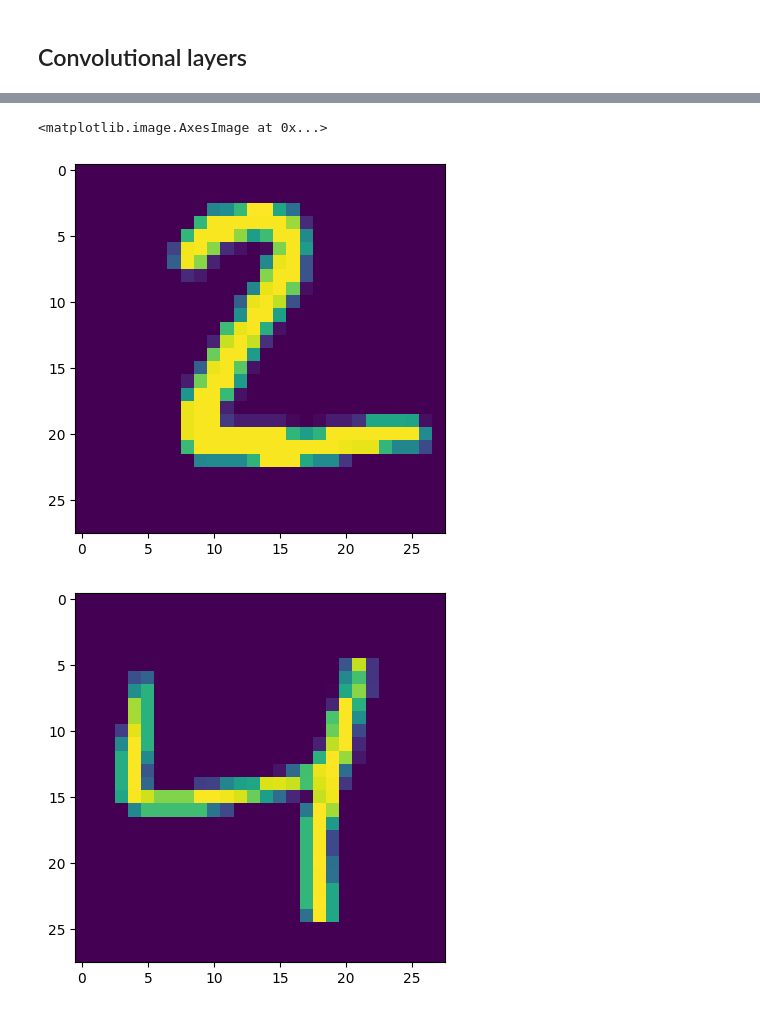
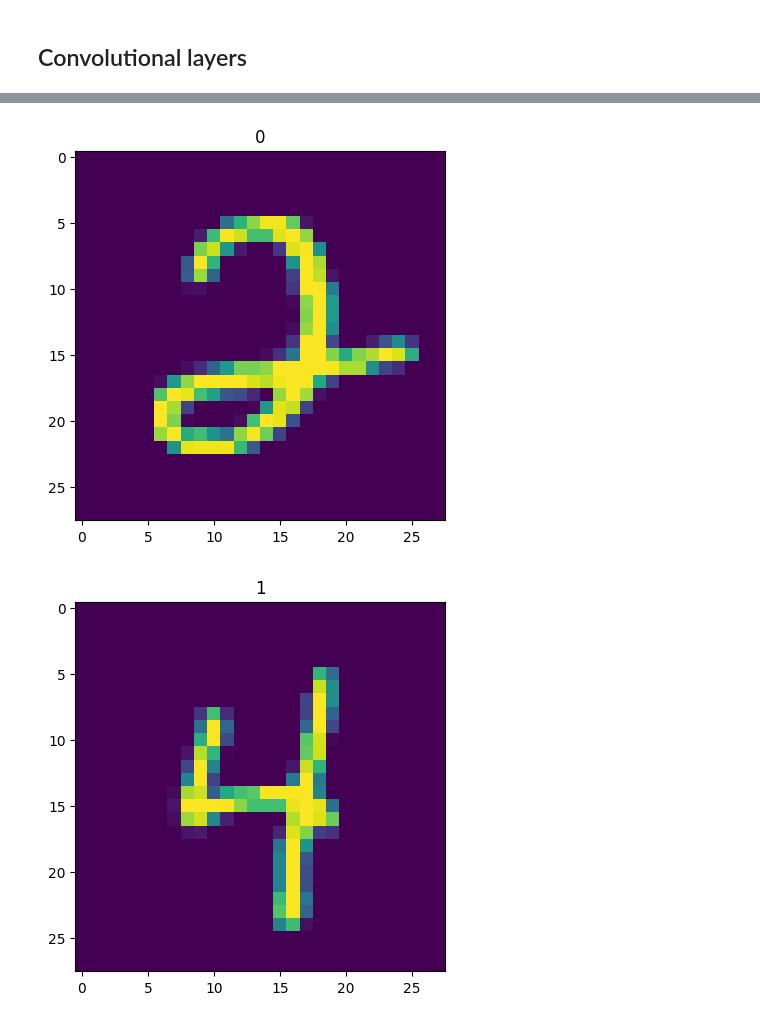
Before and after one commit to girofex/Machine-Learning-Algorithms, a Jupyter notebook: Lab6_NN.ipynb, the cells around one changed output, grey strips where cells are left out. Cells and saved outputs as stored; diff of their text form; code cells hidden in the pictures.

```diff
--- a/Lab6_NN.ipynb
+++ b/Lab6_NN.ipynb
@@ -503,13 +510,14 @@ Test accuracy: 99.30%
 # %%
 fig, ax = plt.subplots()
-ax.imshow(Xts[0].reshape(28, 28))
+ax.imshow(Xtr[3].reshape(28, 28))
+ax.set_title(Ytr[3]);
 
 fig, ax = plt.subplots()
-ax.imshow(Xtr[0].reshape(28, 28))
+ax.imshow(Xts[3].reshape(28, 28))
+ax.set_title(Yts[3]);
 # %% [output]
-<matplotlib.image.AxesImage at 0x...>
-[figure, old version]
+[figure, new version]
-[figure, old version]
+[figure, new version]
 # %% [markdown]
 <h3>Comparison</h3>
 
```
Also changed, not shown: parts of 7 cells of this notebook.
